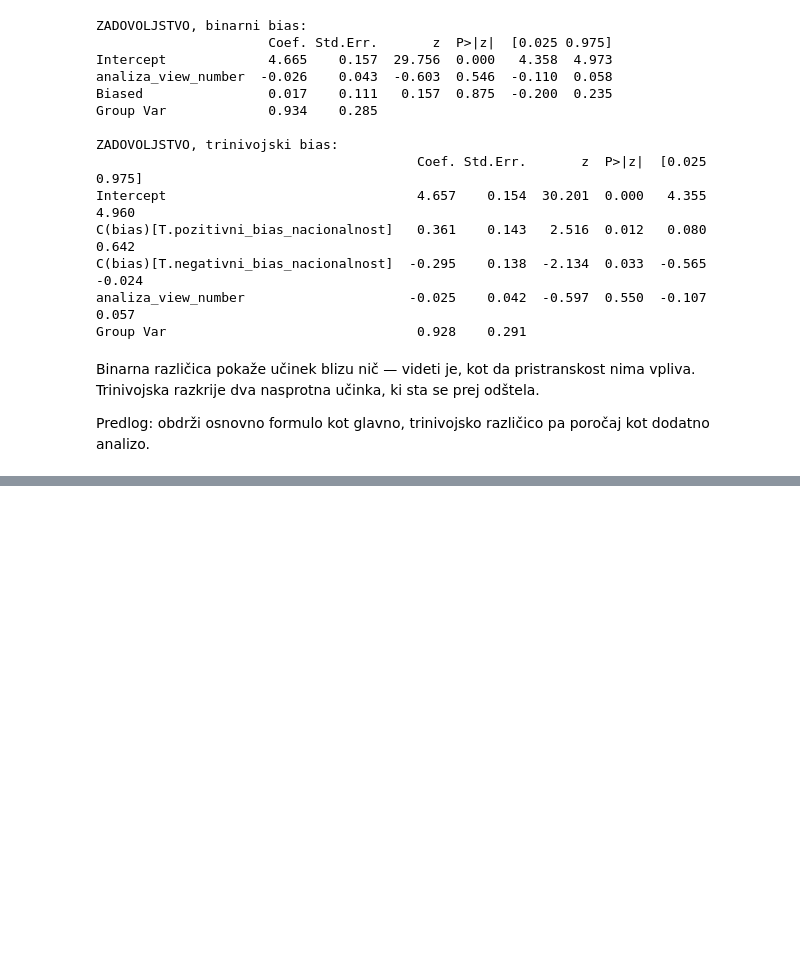
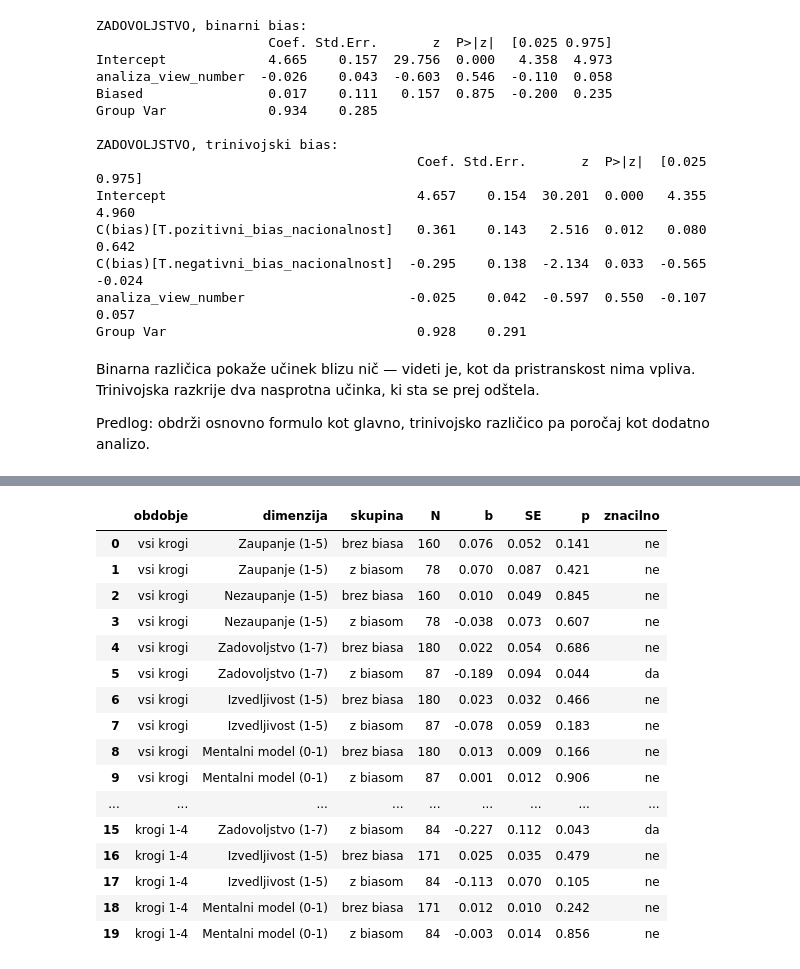
Before and after one commit to HarisBeg26/xai-analiza-podatkov, a Jupyter notebook: Analiza/analiza_mesani_modeli.ipynb, the cells around one changed output, grey strips where cells are left out. Cells and saved outputs as stored; diff of their text form; code cells hidden in the pictures; blank space fills up the shorter version.

```diff
--- a/Analiza/analiza_mesani_modeli.ipynb
+++ b/Analiza/analiza_mesani_modeli.ipynb
@@ -503,0 +581,57 @@ poročaj kot dodatno analizo.
+# %%
+def naklon_casa(podatki, stolpec):
+    """Vrne naklon casa (b, SE, p, N) za podano podmnozico."""
+    d = podatki.dropna(subset=[stolpec, "analiza_view_number"])
+    if d["analiza_resolved_code"].nunique() < 10:
+        return None
+    m = smf.mixedlm(
+        f"{stolpec} ~ analiza_view_number", d, groups=d["analiza_resolved_code"]
+    ).fit()
+    return (
+        m.params["analiza_view_number"],
+        m.bse["analiza_view_number"],
+        m.pvalues["analiza_view_number"],
+        len(d),
+    )
+
+
+def tabela_naklonov(podatki, oznaka):
+    vrstice = []
+    for ime, st in DIM_BIAS.items():
+        for skupina, maska in [("brez biasa", podatki["Biased"] == 0),
+                               ("z biasom", podatki["Biased"] == 1)]:
+            r = naklon_casa(podatki[maska], st)
+            if r is None:
+                continue
+            b, se, p, n = r
+            vrstice.append({
+                "obdobje": oznaka, "dimenzija": ime, "skupina": skupina,
+                "N": n, "b": round(b, 3), "SE": round(se, 3), "p": round(p, 3),
+                "znacilno": "da" if p < 0.05 else "ne",
+            })
+    return pd.DataFrame(vrstice)
+
+
+nakloni_vsi = tabela_naklonov(df, "vsi krogi")
+nakloni_14 = tabela_naklonov(df[df["analiza_view_number"] <= 4], "krogi 1-4")
+nakloni = pd.concat([nakloni_vsi, nakloni_14], ignore_index=True)
+nakloni.to_csv("nakloni_po_pristranskosti.csv", index=False, encoding="utf-8-sig")
+nakloni
+# %% [output]
+|  | obdobje | dimenzija | skupina | N | b | SE | p | znacilno |
+| 0 | vsi krogi | Zaupanje (1-5) | brez biasa | 160 | 0.076 | 0.052 | 0.141 | ne |
+| 1 | vsi krogi | Zaupanje (1-5) | z biasom | 78 | 0.070 | 0.087 | 0.421 | ne |
+| 2 | vsi krogi | Nezaupanje (1-5) | brez biasa | 160 | 0.010 | 0.049 | 0.845 | ne |
+| 3 | vsi krogi | Nezaupanje (1-5) | z biasom | 78 | -0.038 | 0.073 | 0.607 | ne |
+| 4 | vsi krogi | Zadovoljstvo (1-7) | brez biasa | 180 | 0.022 | 0.054 | 0.686 | ne |
+| 5 | vsi krogi | Zadovoljstvo (1-7) | z biasom | 87 | -0.189 | 0.094 | 0.044 | da |
+| 6 | vsi krogi | Izvedljivost (1-5) | brez biasa | 180 | 0.023 | 0.032 | 0.466 | ne |
+| 7 | vsi krogi | Izvedljivost (1-5) | z biasom | 87 | -0.078 | 0.059 | 0.183 | ne |
+| 8 | vsi krogi | Mentalni model (0-1) | brez biasa | 180 | 0.013 | 0.009 | 0.166 | ne |
+| 9 | vsi krogi | Mentalni model (0-1) | z biasom | 87 | 0.001 | 0.012 | 0.906 | ne |
+| ... | ... | ... | ... | ... | ... | ... | ... | ... |
+| 15 | krogi 1-4 | Zadovoljstvo (1-7) | z biasom | 84 | -0.227 | 0.112 | 0.043 | da |
+| 16 | krogi 1-4 | Izvedljivost (1-5) | brez biasa | 171 | 0.025 | 0.035 | 0.479 | ne |
+| 17 | krogi 1-4 | Izvedljivost (1-5) | z biasom | 84 | -0.113 | 0.070 | 0.105 | ne |
+| 18 | krogi 1-4 | Mentalni model (0-1) | brez biasa | 171 | 0.012 | 0.010 | 0.242 | ne |
+| 19 | krogi 1-4 | Mentalni model (0-1) | z biasom | 84 | -0.003 | 0.014 | 0.856 | ne |
```
Also changed, not shown: parts of 10 cells of this notebook, 2 other files.
